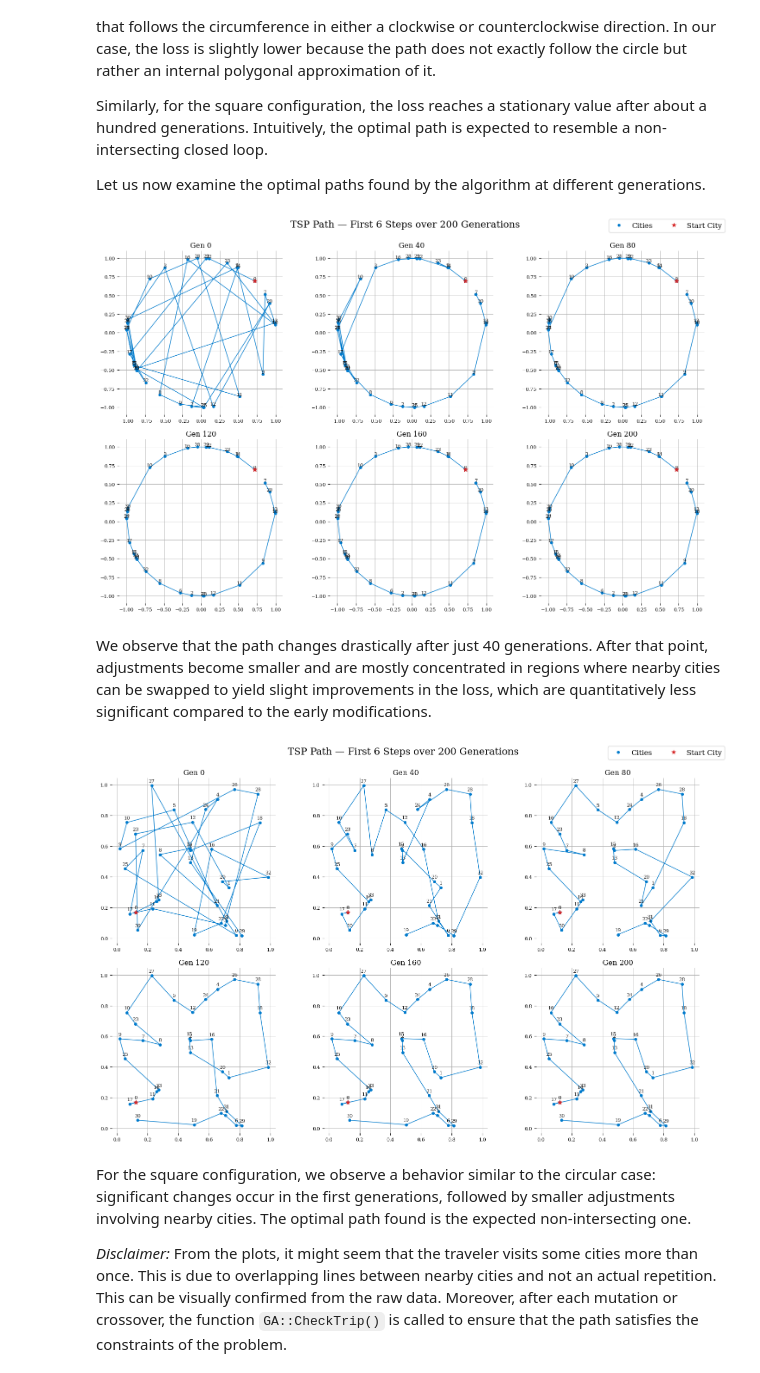
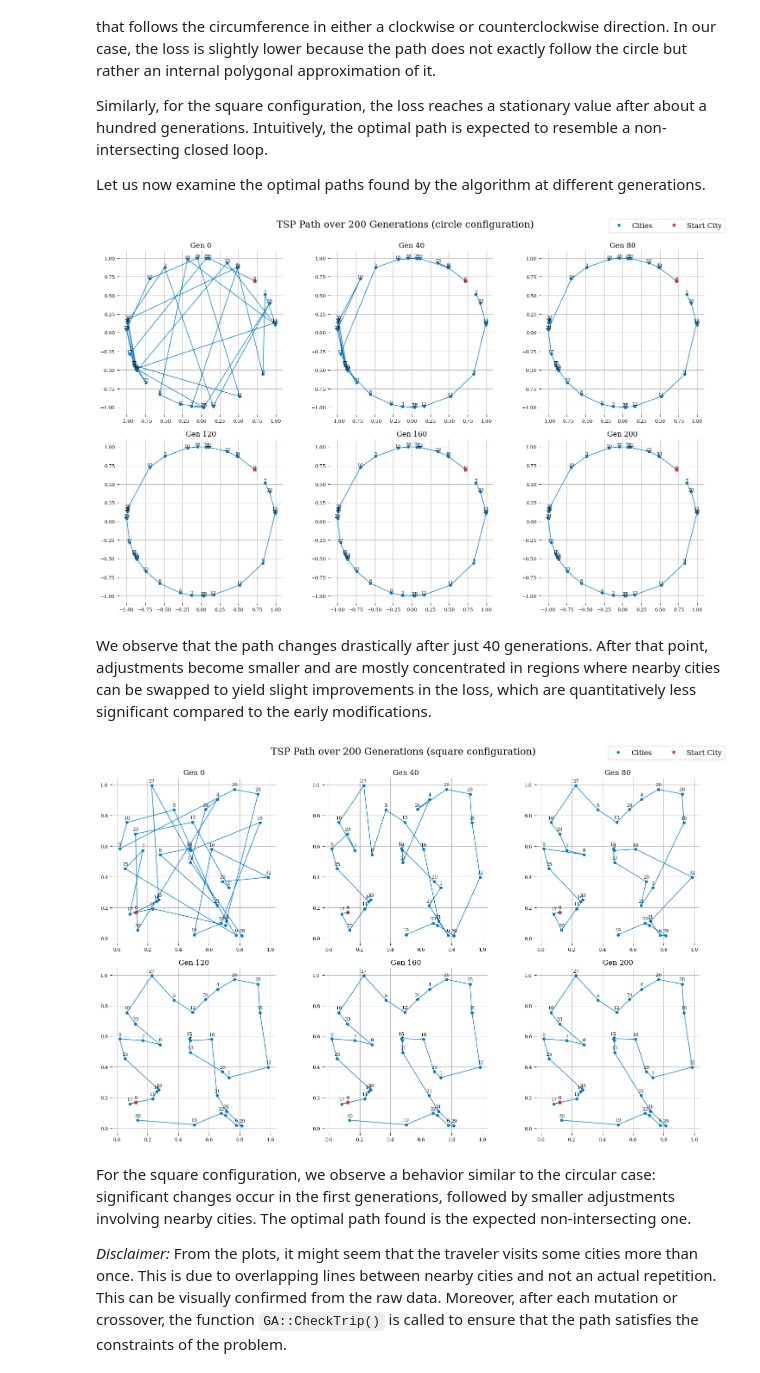
Before and after one commit to lorenzoesposito2/NSL, a Jupyter notebook: Exercises_09/Exercise_09.ipynb, the cells around one changed output. Saved outputs shown, nothing was run; the diff lists cells and outputs as text; code cells hidden in the pictures.

```diff
--- a/Exercises_09/Exercise_09.ipynb
+++ b/Exercises_09/Exercise_09.ipynb
@@ -282,35 +282,35 @@ for idx, gen in enumerate(gens):
     axes[idx].scatter(x[0], y[0], s=50, marker='*', color=start_color, zorder=5)
 
     for xi, yi, city_id in zip(x, y, city_order):
         axes[idx].text(xi, yi + 0.03, str(city_id), fontsize=8,
                        ha='center', va='center', color=text_color)
 
     axes[idx].set_title(f'Gen {int(row[0])}', fontsize=12)
     axes[idx].set_aspect('equal')
     axes[idx].grid(True, linestyle='-', linewidth=0.7)
     axes[idx].tick_params(labelsize=8)
 
     for spine in axes[idx].spines.values():
         spine.set_visible(False)
 
 for idx in range(len(gens), len(axes)):
     axes[idx].axis('off')
 
 
 legend_elements = [Line2D([0], [0], marker='o', color='w', label='Cities',
                           markerfacecolor=path_color, markersize=6),
                    Line2D([0], [0], marker='*', color='w', label='Start City',
                           markerfacecolor=start_color, markersize=12)]
 fig.legend(handles=legend_elements, ncol=2, fontsize=12)
 
-plt.suptitle(f'TSP Path — First 6 Steps over {len(trips)-1} Generations',
+plt.suptitle(f'TSP Path over {len(trips)-1} Generations (circle configuration)',
              fontsize=16, y=1.03)
 
 plt.tight_layout()
 plt.subplots_adjust(top=0.95)
 plt.show()
 # %% [output]
-[figure, old version]
+[figure, new version]
 # %% [markdown]
 We observe that the path changes drastically after just 40 generations. After that point, adjustments become smaller and are mostly concentrated in regions where nearby cities can be swapped to yield slight improvements in the loss, which are quantitatively less significant compared to the early modifications.
 # %%
@@ -357,14 +357,14 @@ legend_elements = [Line2D([0], [0], marker='o', color='w', label='Cities',
                           markerfacecolor=start_color, markersize=12)]
 fig.legend(handles=legend_elements, ncol=2, fontsize=12)
 
-plt.suptitle(f'TSP Path — First 6 Steps over {len(trips)-1} Generations',
+plt.suptitle(f'TSP Path over {len(trips)-1} Generations (square configuration)',
              fontsize=16, y=1.03)
 
 plt.tight_layout()
 plt.subplots_adjust(top=0.95)
 plt.show()
 # %% [output]
-[figure, old version]
+[figure, new version]
 # %% [markdown]
 For the square configuration, we observe a behavior similar to the circular case: significant changes occur in the first generations, followed by smaller adjustments involving nearby cities. The optimal path found is the expected non-intersecting one.
 
```
Also changed, not shown: 1 other file.
